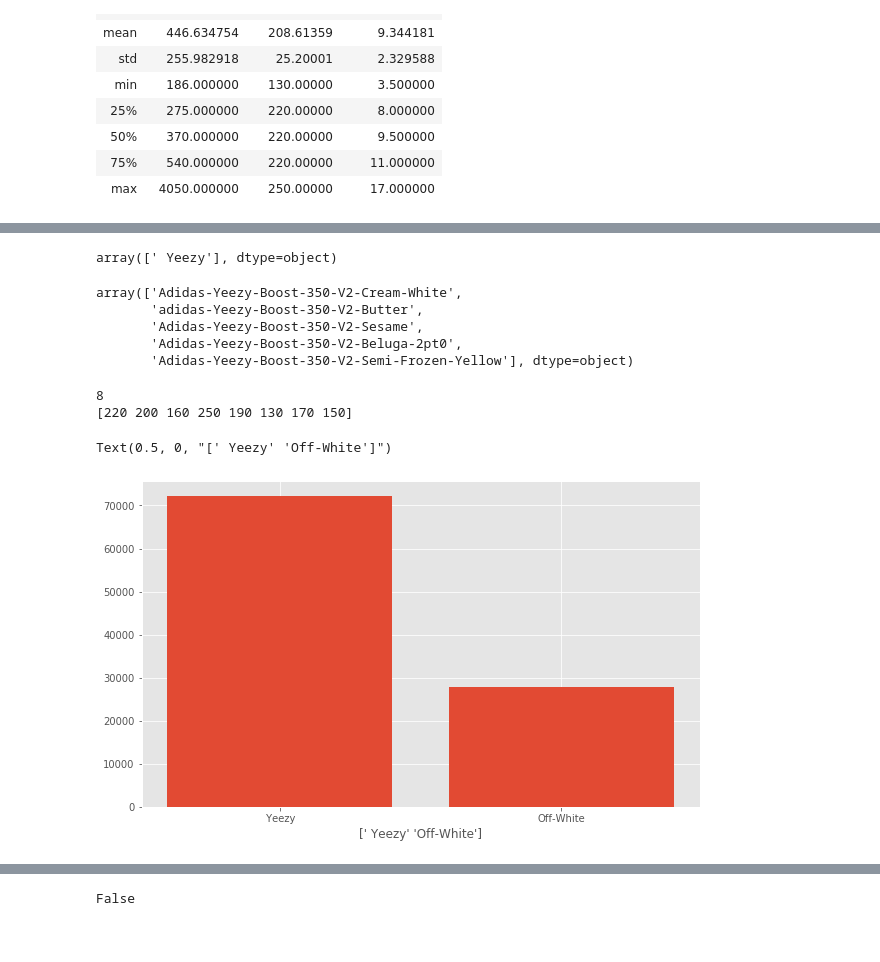
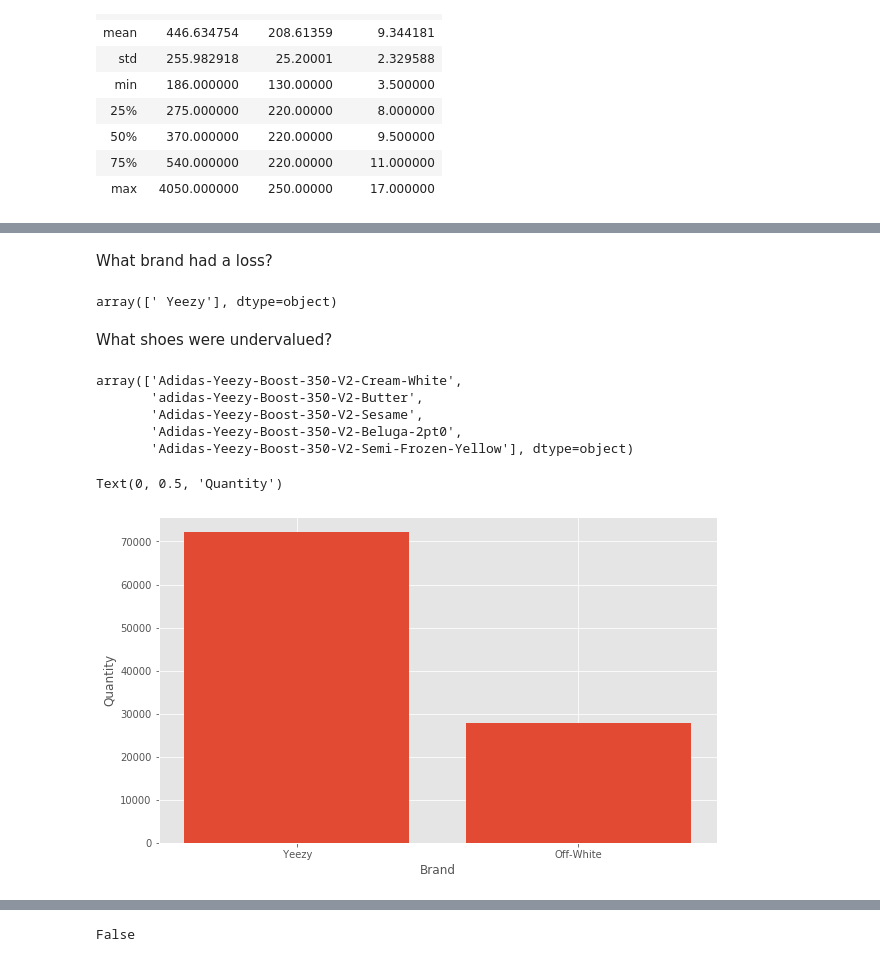
Before and after one commit to HienHa34/Yeezy-vs.-Off-White, a Jupyter notebook: EDA.ipynb, the cells around one changed output, grey strips where cells are left out. Drawn from its saved outputs; the diff is of its cells as text; code cells hidden in the pictures.

```diff
--- a/EDA.ipynb
+++ b/EDA.ipynb
@@ -135,9 +155,13 @@ df.head()
 # %%
 Loss = df[df['Profit']< 0]
+# %% [markdown]
+What brand had a loss?
 # %%
 Loss['Brand'].unique()
 # %% [output]
 array([' Yeezy'], dtype=object)
+# %% [markdown]
+What shoes were undervalued?
 # %%
 Loss['Sneaker Name'].unique()
 # %% [output]
@@ -146,17 +170,12 @@ array(['Adidas-Yeezy-Boost-350-V2-Cream-White',
        'Adidas-Yeezy-Boost-350-V2-Sesame',
        'Adidas-Yeezy-Boost-350-V2-Beluga-2pt0',
        'Adidas-Yeezy-Boost-350-V2-Semi-Frozen-Yellow'], dtype=object)
-# %%
-print(df['Retail Price'].nunique())
-print(df['Retail Price'].unique())
-# %% [output]
-8
-[220 200 160 250 190 130 170 150]
 # %%
 
 fig,ax = plt.subplots(figsize = (10,6))
 ax.bar(brand,brand_count )
-ax.set_xlabel()
+ax.set_xlabel('Brand')
+ax.set_ylabel('Quantity')
 # %% [output]
-Text(0.5, 0, "[' Yeezy' 'Off-White']")
+Text(0, 0.5, 'Quantity')
-[figure, old version]
+[figure, new version]
```
Also changed, not shown: parts of 19 cells of this notebook.
